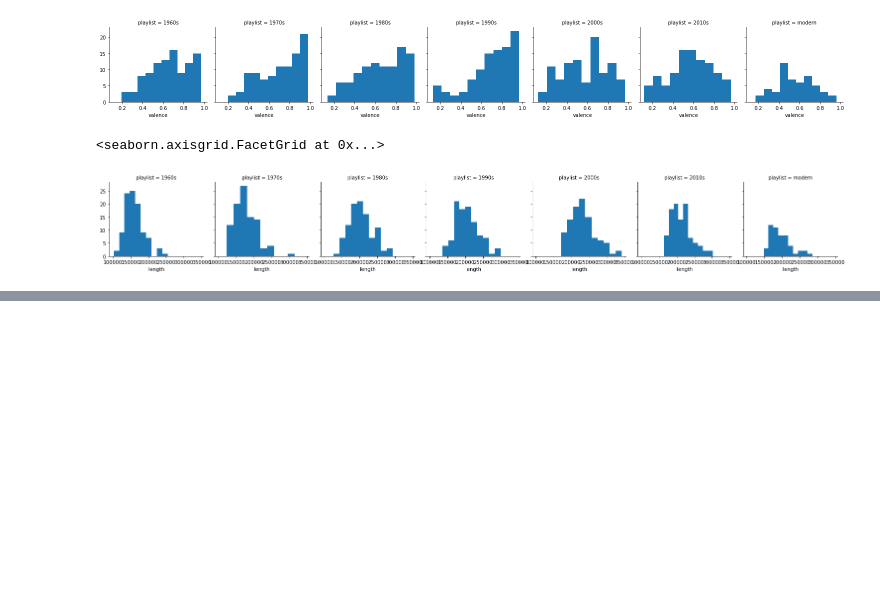
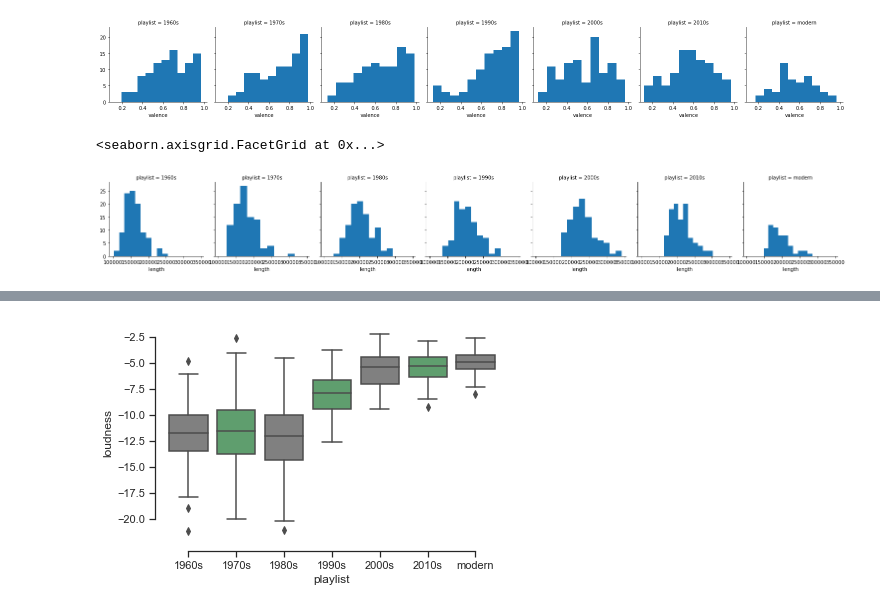
Before and after one commit to Ryan-Maurer/Visualizing-Country-Music, a Jupyter notebook: 2.) Data Exploration.ipynb, the cells around one changed output, grey strips where cells are left out. Saved outputs shown, nothing was run; the diff lists cells and outputs as text; code cells hidden in the pictures; blank space fills up the shorter version.

```diff
--- a/2.) Data Exploration.ipynb
+++ b/2.) Data Exploration.ipynb
@@ -62,0 +91,9 @@ country_tableau.to_csv('../Visualizing-Country-Music/Country-Music-Tableau.csv')
+# %%
+sns.set_theme(style="ticks")
+
+sns.boxplot(x="playlist", y="loudness",
+            palette=["gray", "g"],
+            data=country_comb)
+sns.despine(offset=10, trim=True)
+# %% [output]
+[figure, added]
```
Also changed, not shown: parts of 8 cells of this notebook, 6 other files.
